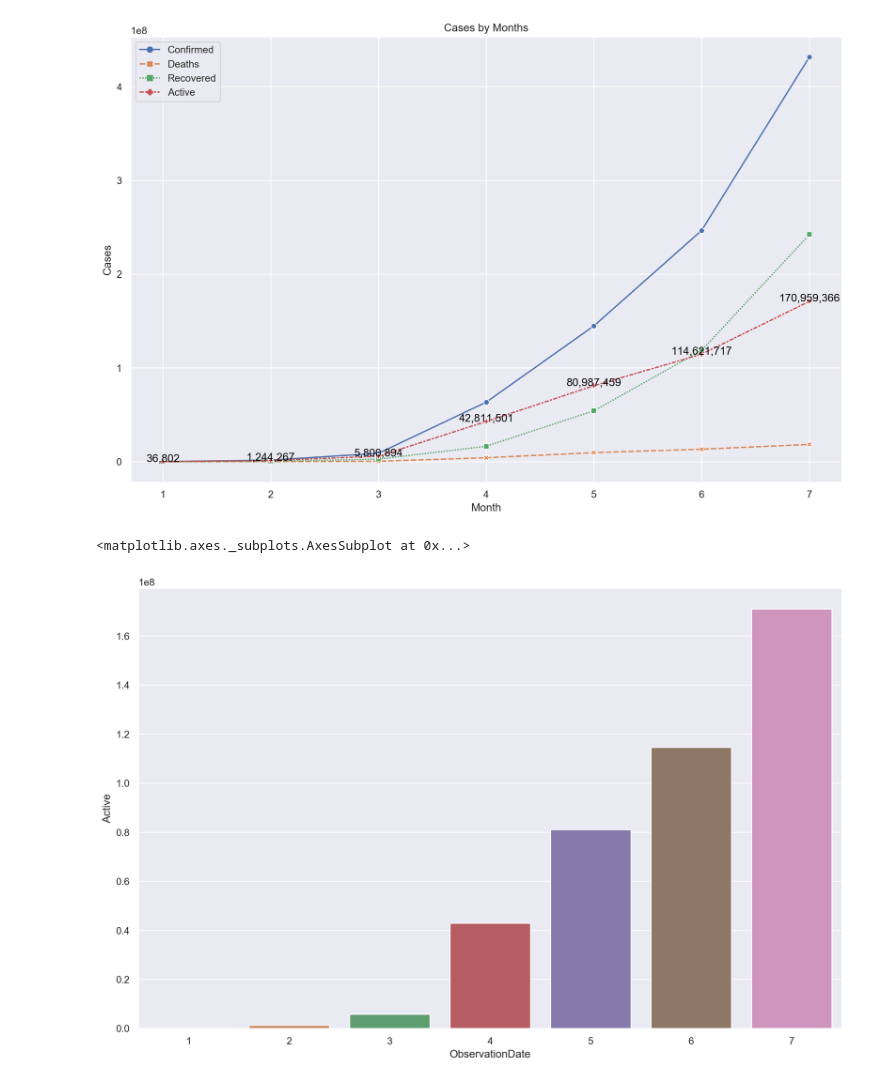
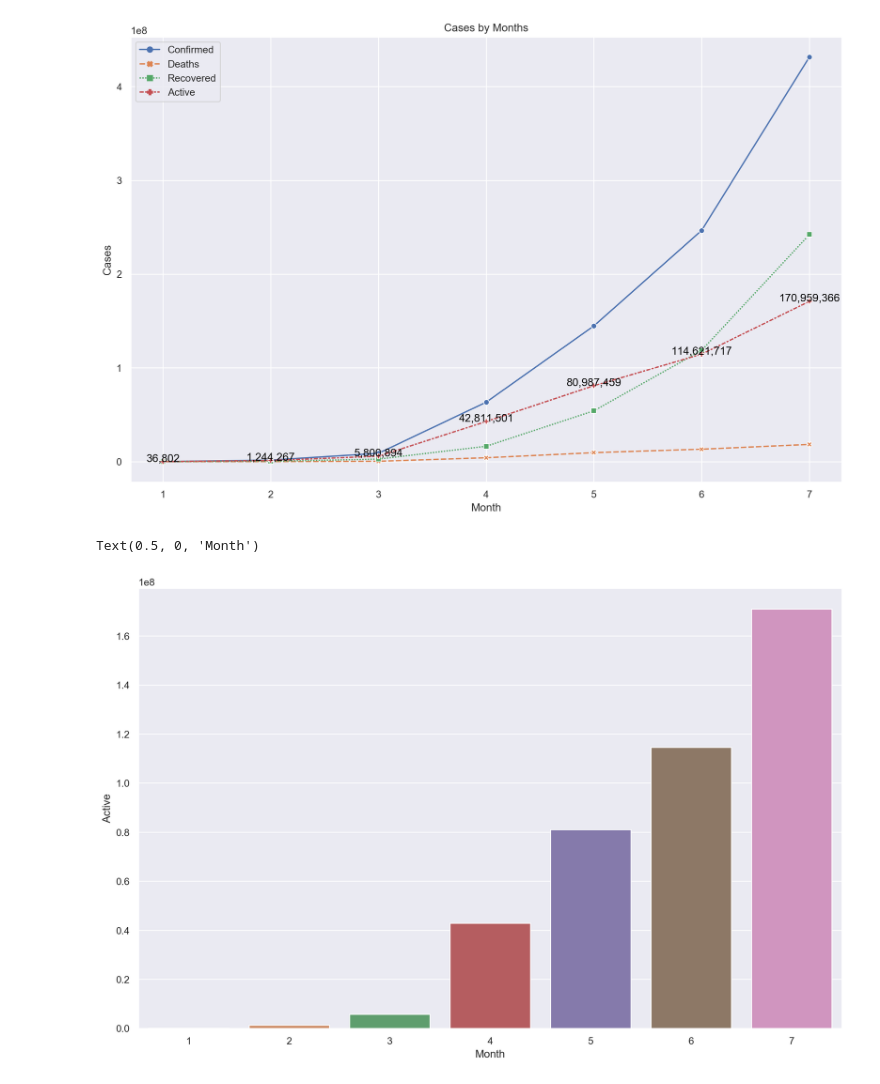
Before and after one commit to Chrisnguyen9979/COVID19_data_analysis, a Jupyter notebook: Covid.ipynb, the cells around one changed output. Saved outputs shown, nothing was run; the diff lists cells and outputs as text; code cells hidden in the pictures.

```diff
--- a/Covid.ipynb
+++ b/Covid.ipynb
@@ -38,4 +39,6 @@ Recovered              0
 dtype: int64
+# %%
+df['Province/State'].fillna(df['Country/Region'],inplace = True)
 # %%
 #Active Cases
 df['Active'] = df.Confirmed - df.Deaths - df.Recovered
@@ -66,7 +87,8 @@ for index, row in by_months_df.iloc[0:-1].iterrows():
 [figure]
 # %%
 plt.figure(figsize = (14,9),dpi = 200)
-sns.barplot(x= by_months_df.index[0:-1], y= 'Active', data=by_months_df.iloc[0:-1])
+ax = sns.barplot(x= by_months_df.index[0:-1], y= 'Active', data=by_months_df.iloc[0:-1])
+ax.set_xlabel('Month')
 # %% [output]
-<matplotlib.axes._subplots.AxesSubplot at 0x...>
+Text(0.5, 0, 'Month')
-[figure, old version]
+[figure, new version]
```
Also changed, not shown: parts of 5 cells of this notebook, 1 other file.
